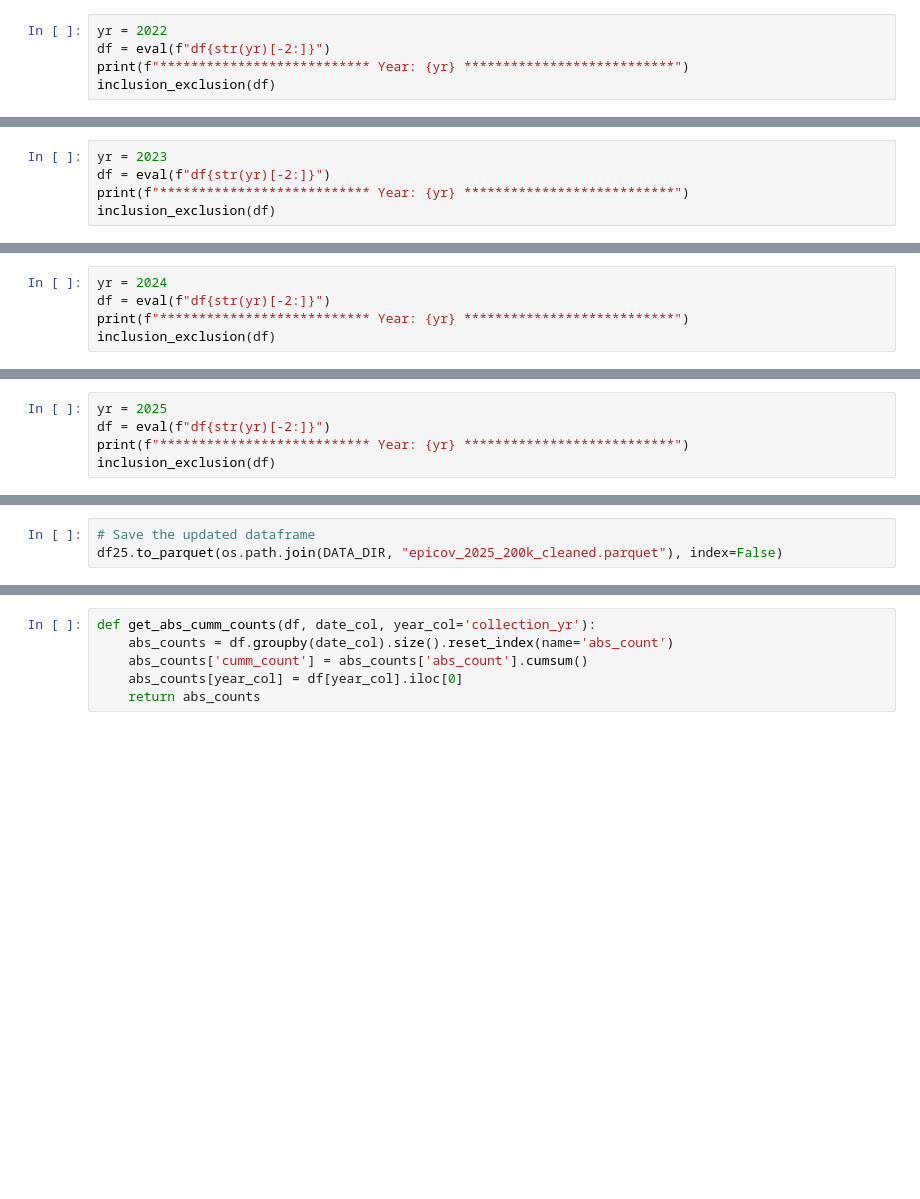
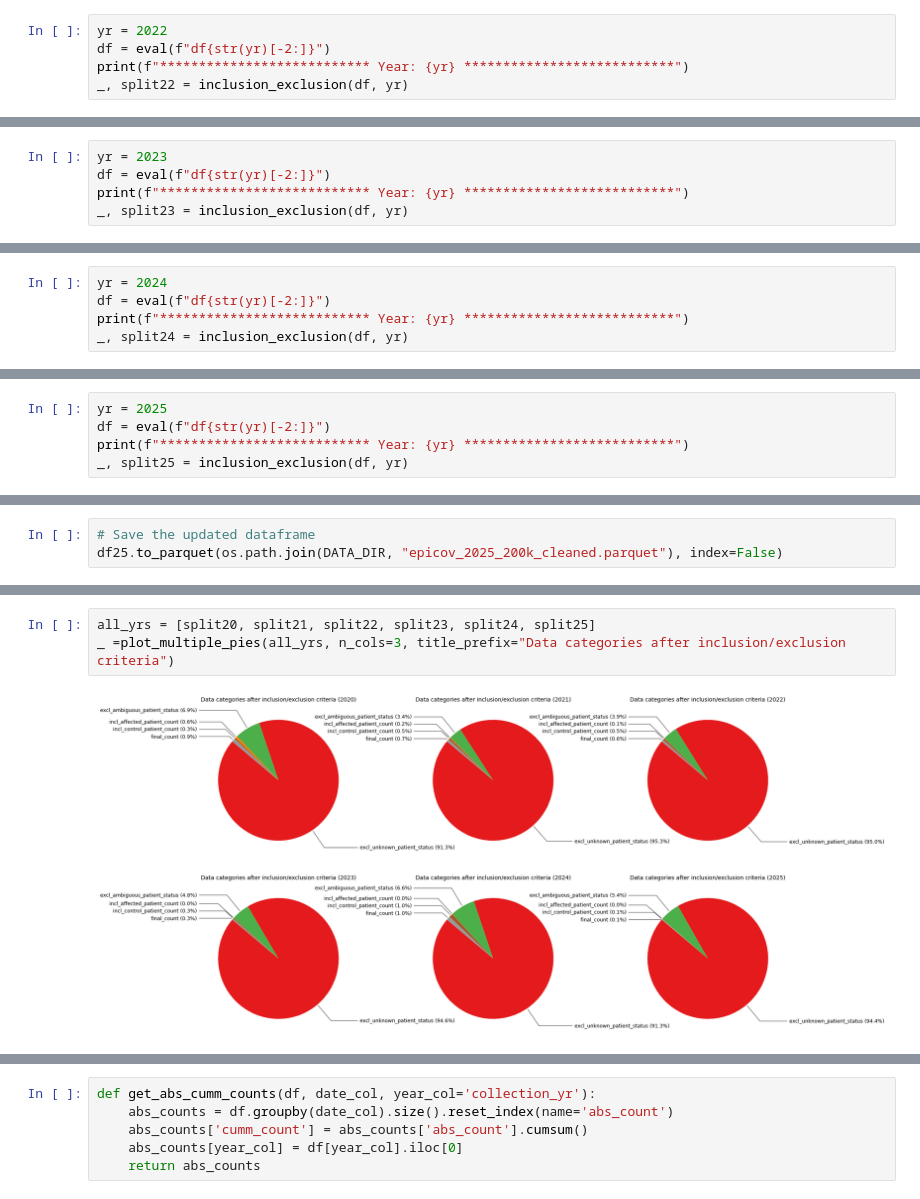
Before and after one commit to ASudu/EpiCoV_Summer25, a Jupyter notebook: src/compare_years.ipynb, the cells around one changed output, grey strips where cells are left out. Saved outputs shown, nothing was run; the diff lists cells and outputs as text; blank space fills up the shorter version.

```diff
--- a/src/compare_years.ipynb
+++ b/src/compare_years.ipynb
@@ -610,7 +614,7 @@ df22.loc[~gen_mask, "Gender"] = "unknown"
 yr = 2022
 df = eval(f"df{str(yr)[-2:]}")
 print(f"*************************** Year: {yr} ***************************")
-inclusion_exclusion(df)
+_, split22 = inclusion_exclusion(df, yr)
 # %% [output]
 *************************** Year: 2022 ***************************
 Exclusion 1: Removed 234849 samples with 'Unknown' patient status.
@@ -760,7 +764,7 @@ df23.loc[unk_mask, "Gender"] = "unknown"
 yr = 2023
 df = eval(f"df{str(yr)[-2:]}")
 print(f"*************************** Year: {yr} ***************************")
-inclusion_exclusion(df)
+_, split23 = inclusion_exclusion(df, yr)
 # %% [output]
 *************************** Year: 2023 ***************************
 Exclusion 1: Removed 192413 samples with 'Unknown' patient status.
@@ -941,7 +945,7 @@ sorted(df24["Gender"].astype(str).str.lower().unique().tolist())
 yr = 2024
 df = eval(f"df{str(yr)[-2:]}")
 print(f"*************************** Year: {yr} ***************************")
-inclusion_exclusion(df)
+_, split24 = inclusion_exclusion(df, yr)
 # %% [output]
 *************************** Year: 2024 ***************************
 Exclusion 1: Removed 183462 samples with 'Unknown' patient status.
@@ -1091,7 +1095,7 @@ sorted(df25["Gender"].astype(str).str.lower().unique().tolist())
 yr = 2025
 df = eval(f"df{str(yr)[-2:]}")
 print(f"*************************** Year: {yr} ***************************")
-inclusion_exclusion(df)
+_, split25 = inclusion_exclusion(df, yr)
 # %% [output]
 *************************** Year: 2025 ***************************
 Exclusion 1: Removed 165731 samples with 'Unknown' patient status.
@@ -1106,0 +1232,5 @@ df25.to_parquet(os.path.join(DATA_DIR, "epicov_2025_200k_cleaned.parquet"), inde
+# %%
+all_yrs = [split20, split21, split22, split23, split24, split25]
+_ =plot_multiple_pies(all_yrs, n_cols=3, title_prefix="Data categories after inclusion/exclusion criteria")
+# %% [output]
+[figure, added]
```
Also changed, not shown: parts of 39 cells of this notebook, 1 other file.
